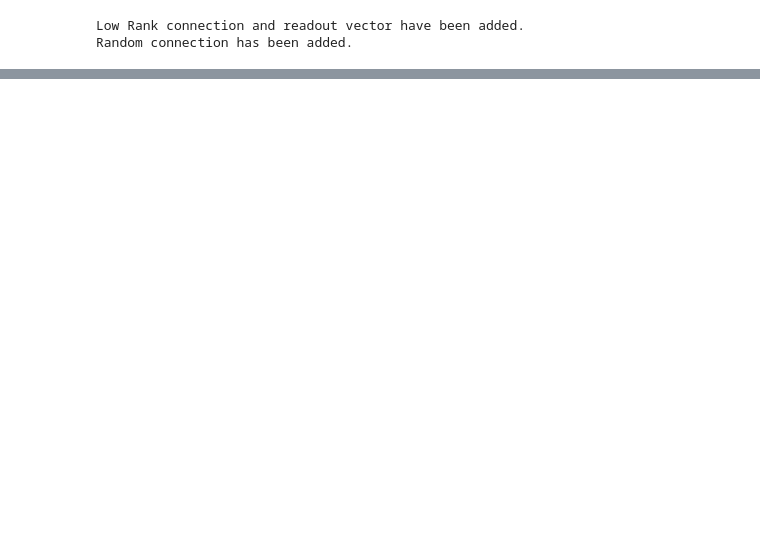
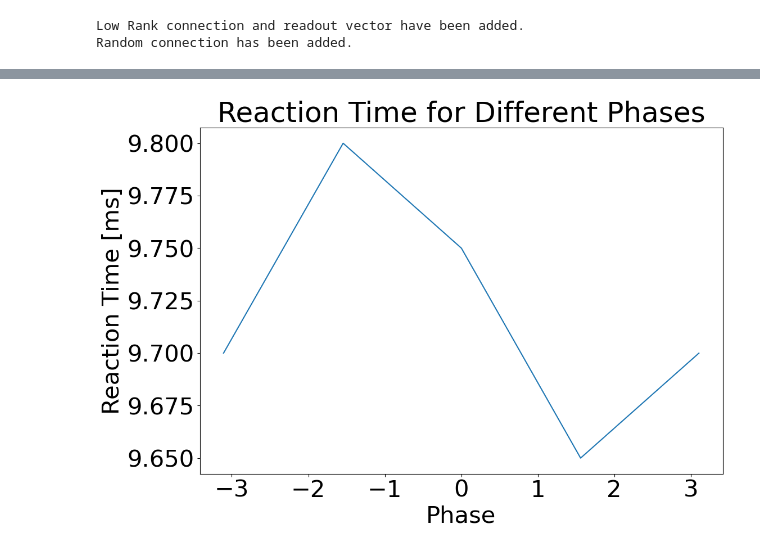
Before and after one commit to LiBinUtokyo/LowRank_ModifiedTheta_SNN, a Jupyter notebook: PYTHON/phase_sensitivity.ipynb, the cells around one changed output, grey strips where cells are left out. Saved outputs shown, nothing was run; the diff lists cells and outputs as text; code cells hidden in the pictures; blank space fills up the shorter version.

```diff
--- a/PYTHON/phase_sensitivity.ipynb
+++ b/PYTHON/phase_sensitivity.ipynb
@@ -79 +169,26 @@ Random connection has been added.
+# %%
+# find out the first minimum phase
+# take phase_start as -pi, and phase_end as pi
+flag = 1
+for i in range(len(instantaneous_phase)):
+    if flag == 1 and instantaneous_phase[i]-instantaneous_phase[i+1]>np.pi:
+        phase_start = instantaneous_phase[i+1]
+        phase_start_ind = i+1
+        flag = 0
+        continue
+    if flag == 0 and instantaneous_phase[i]-instantaneous_phase[i+1]>np.pi:
+        phase_end = instantaneous_phase[i]
+        phase_end_ind = i
+        break
+
+phases_eff = np.linspace(phase_start, phase_end, num_phase)
+
+def nearest_phase_ind(arr, phase_target):
+    return np.argmin(np.abs(arr-phase_target))
+
+phases_eff_ind = phase_start_ind + np.array([nearest_phase_ind(instantaneous_phase[phase_start_ind:phase_end_ind+1],phase_target) for phase_target in phases_eff])
+phases_eff = instantaneous_phase[phases_eff_ind]
+
+# phases_eff_ind += int(T_pre/dt)
+phases_eff_times = phases_eff_ind*dt # the time of the effective phases after T_pre (ms)
 # %%
@@ -122,0 +261,13 @@ Reaction Time:  10.0 ms
+# %%
+# phases list (from -pi to pi)
+phases = 2*np.pi*np.linspace(0, 1, num_phase)-np.pi
+
+# plot the reaction time for different phases
+plt.figure(figsize=(12, 8))
+plt.plot(phases_eff, reaction_times)
+plt.xlabel('Phase')
+plt.ylabel('Reaction Time [ms]')
+plt.title('Reaction Time for Different Phases')
+plt.show()
+# %% [output]
+[figure, added]
```
Also changed, not shown: parts of 8 cells of this notebook, 2 other files.
